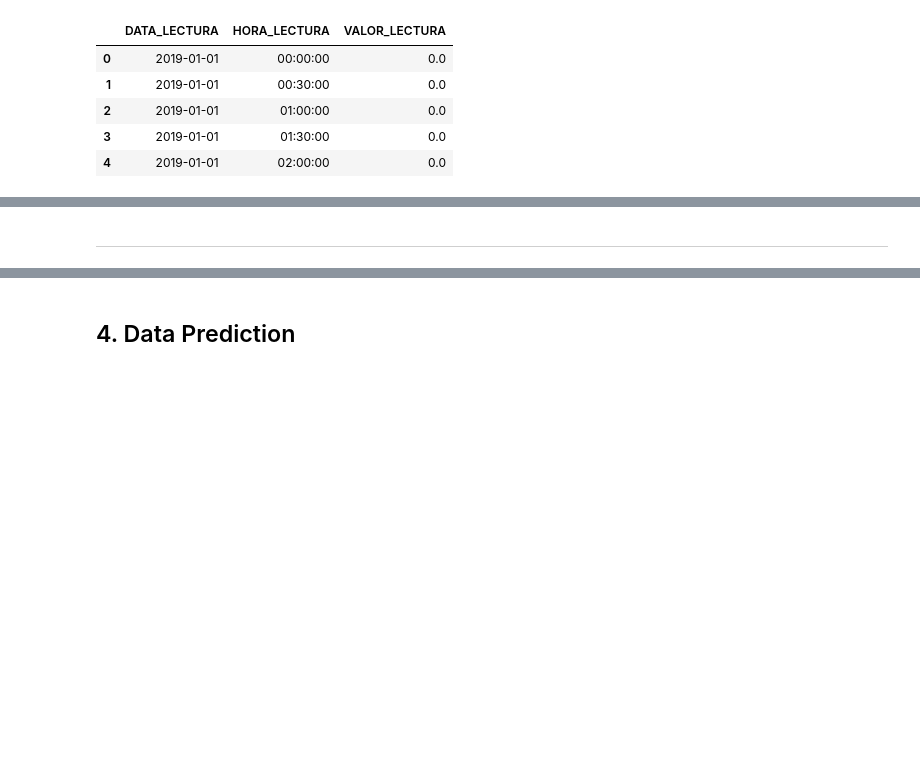
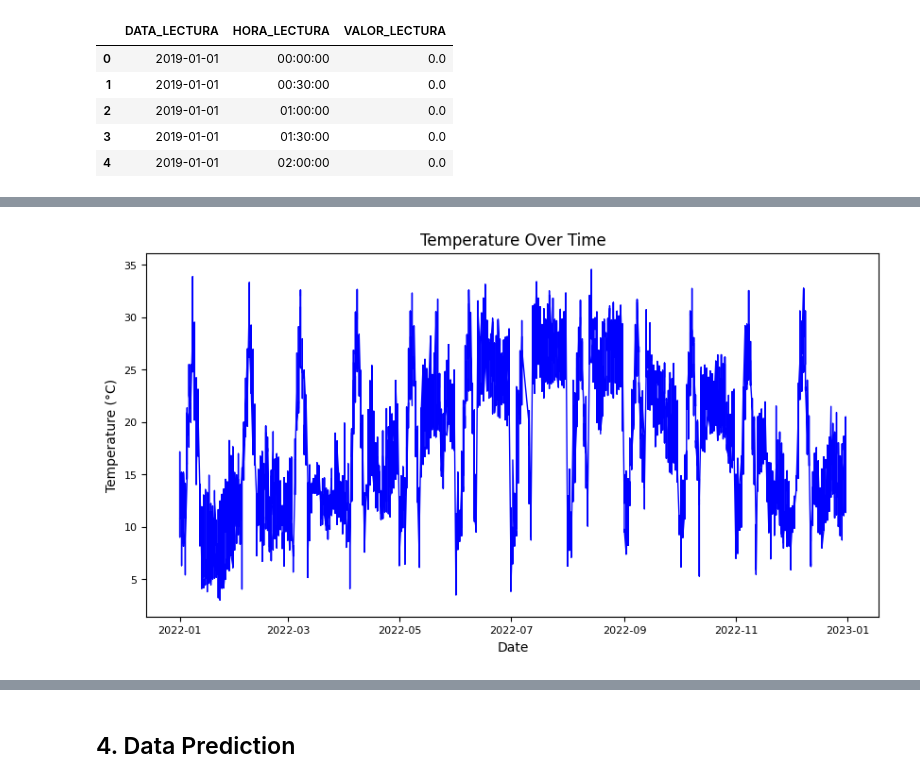
Before and after one commit to edithruizz/TFG, a Jupyter notebook: Python_Notebooks/dataset2_v2.ipynb, the cells around one changed output, grey strips where cells are left out. Cells and saved outputs as stored; diff of their text form; code cells hidden in the pictures; blank space fills up the shorter version.

```diff
--- a/Python_Notebooks/dataset2_v2.ipynb
+++ b/Python_Notebooks/dataset2_v2.ipynb
@@ -568,2 +527,13 @@ Lets add information to the dataset about the precipitations in Barcelona for th
-# %% [markdown]
----------------------------------------------------------------------------------------------------------------------------------------------------------------------------------------------------------------------------------------------------------------------------------
+# %%
+# Temperature Over Time
+df_sorted = dataset2_filtered.sort_values(by='Date')
+plt.figure(figsize=(10, 5))
+plt.plot(df_sorted['Date'], df_sorted['Temperature'], color='blue', linewidth=1)
+plt.xlabel('Date', fontsize=10)
+plt.ylabel('Temperature (°C)', fontsize=10)
+plt.title('Temperature Over Time', fontsize=12)
+plt.xticks(fontsize=8)
+plt.yticks(fontsize=8)
+plt.show()
+# %% [output]
+[figure, added]
```
Also changed, not shown: parts of 27 cells of this notebook, 2 other files.
